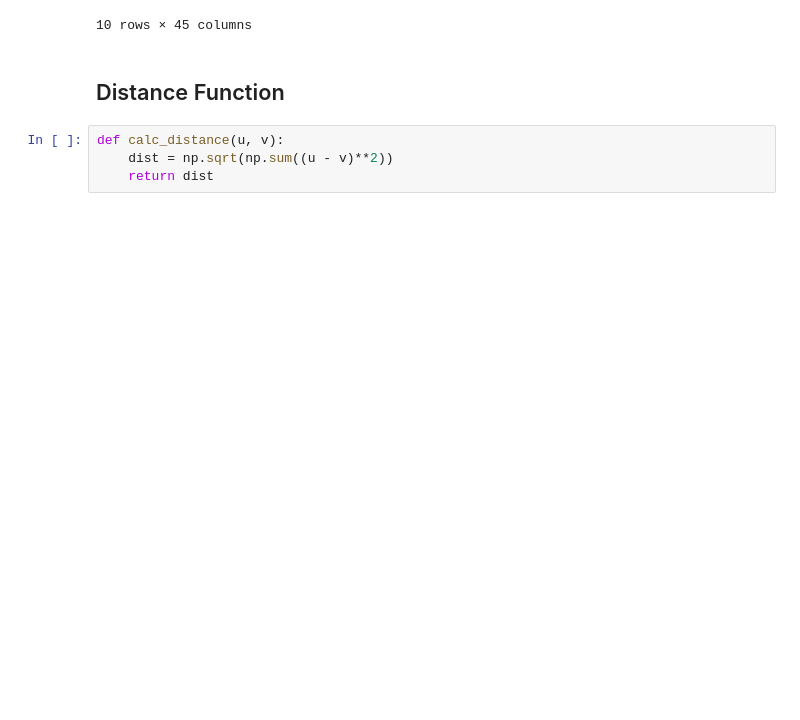
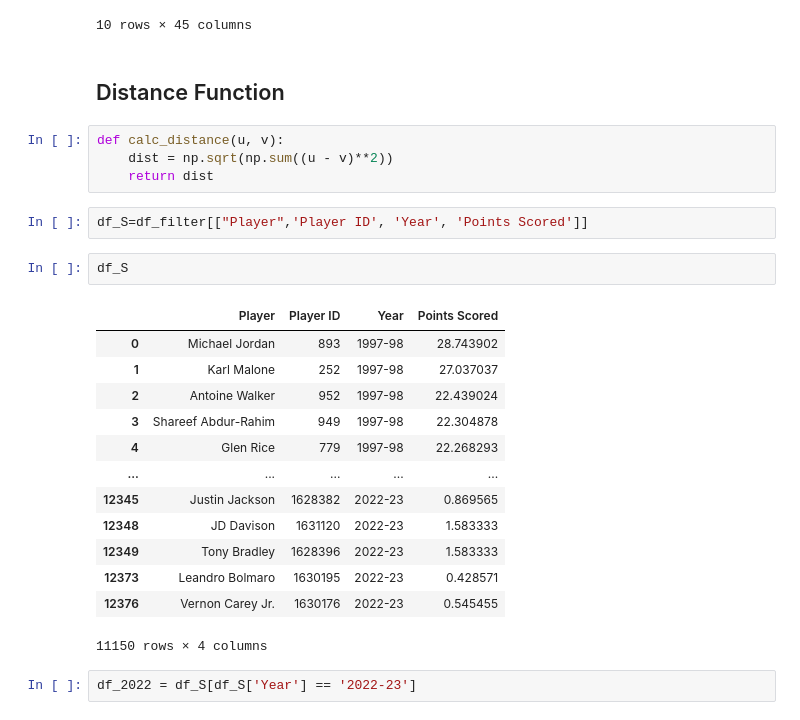
Before and after one commit to onat-the-wanderer/Knn-NBA-Fantasy-Model, a Jupyter notebook: Untitled.ipynb, the cells around one changed output. Cells and saved outputs as stored; diff of their text form; blank space fills up the shorter version.

```diff
--- a/Untitled.ipynb
+++ b/Untitled.ipynb
@@ -350,3 +350,23 @@ df_new.sample(10)
 def calc_distance(u, v):
     dist = np.sqrt(np.sum((u - v)**2))
     return dist
+# %%
+df_S=df_filter[["Player",'Player ID', 'Year', 'Points Scored']]
+# %%
+df_S
+# %% [output]
+|  | Player | Player ID | Year | Points Scored |
+| 0 | Michael Jordan | 893 | 1997-98 | 28.743902 |
+| 1 | Karl Malone | 252 | 1997-98 | 27.037037 |
+| 2 | Antoine Walker | 952 | 1997-98 | 22.439024 |
+| 3 | Shareef Abdur-Rahim | 949 | 1997-98 | 22.304878 |
+| 4 | Glen Rice | 779 | 1997-98 | 22.268293 |
+| ... | ... | ... | ... | ... |
+| 12345 | Justin Jackson | 1628382 | 2022-23 | 0.869565 |
+| 12348 | JD Davison | 1631120 | 2022-23 | 1.583333 |
+| 12349 | Tony Bradley | 1628396 | 2022-23 | 1.583333 |
+| 12373 | Leandro Bolmaro | 1630195 | 2022-23 | 0.428571 |
+| 12376 | Vernon Carey Jr. | 1630176 | 2022-23 | 0.545455 |
+11150 rows × 4 columns
+# %%
+df_2022 = df_S[df_S['Year'] == '2022-23']
```
Also changed, not shown: parts of 8 cells of this notebook.
